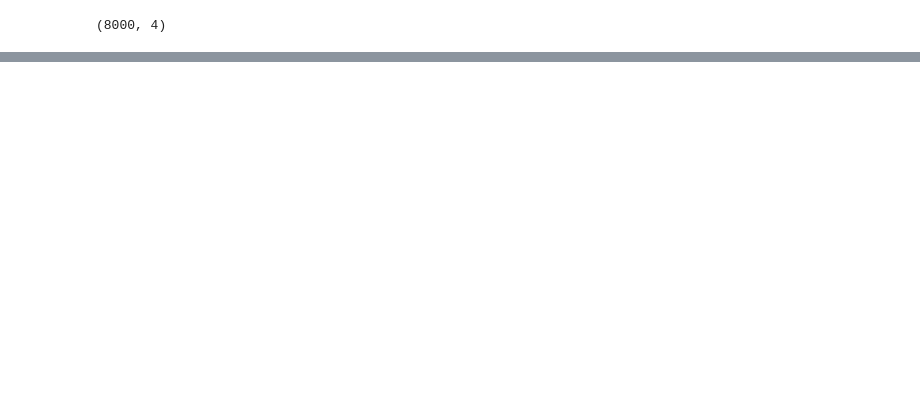
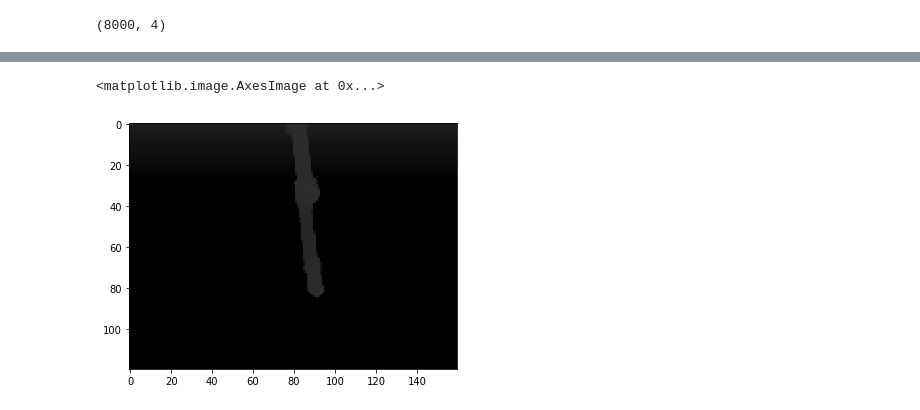
Before and after one commit to Skorkmaz88/vrepLearning, a Jupyter notebook: VrepLearning.ipynb, the cells around one changed output, grey strips where cells are left out. Cells and saved outputs as stored; diff of their text form; code cells hidden in the pictures; blank space fills up the shorter version.

Commit message:
notebook, first model updated

```diff
--- a/VrepLearning.ipynb
+++ b/VrepLearning.ipynb
@@ -148,0 +119,17 @@ X, y = shuffle(X, Y, random_state=0)
+# %%
+x_train = training.reshape((len(training), np.prod(training.shape[1:])))
+y_train = training_angle.reshape((len(training_angle), np.prod(training_angle.shape[1:])))
+
+x_test = test.reshape((len(test), np.prod(test.shape[1:])))
+y_test = test_angle.reshape((len(test_angle), np.prod(test_angle.shape[1:])))
+
+modelDecoder = Sequential()
+modelDecoder.add(Dense(100, input_shape=(4,)))
+modelDecoder.add(Activation('relu'))
+modelDecoder.add(Dense(1000, input_shape=(100,)))
+modelDecoder.add(Activation('relu'))
+modelDecoder.add(Dense(1000, input_shape=(1000,)))
+modelDecoder.add(Activation('relu'))
+modelDecoder.add(Dense(19200))
+modelDecoder.compile(loss='mean_squared_error', optimizer='Adam')
+modelDecoder.fit(y_train, x_train, epochs=100, validation_data=(y_test, x_test))
@@ -152,0 +181,7 @@ test_angle.shape
+# %%
+b = x_test[0].reshape(120, 160)
+# %%
+skimage.io.imshow(b)
+# %% [output]
+<matplotlib.image.AxesImage at 0x...>
+[figure, added]
```
Also changed, not shown: parts of 31 cells of this notebook.
